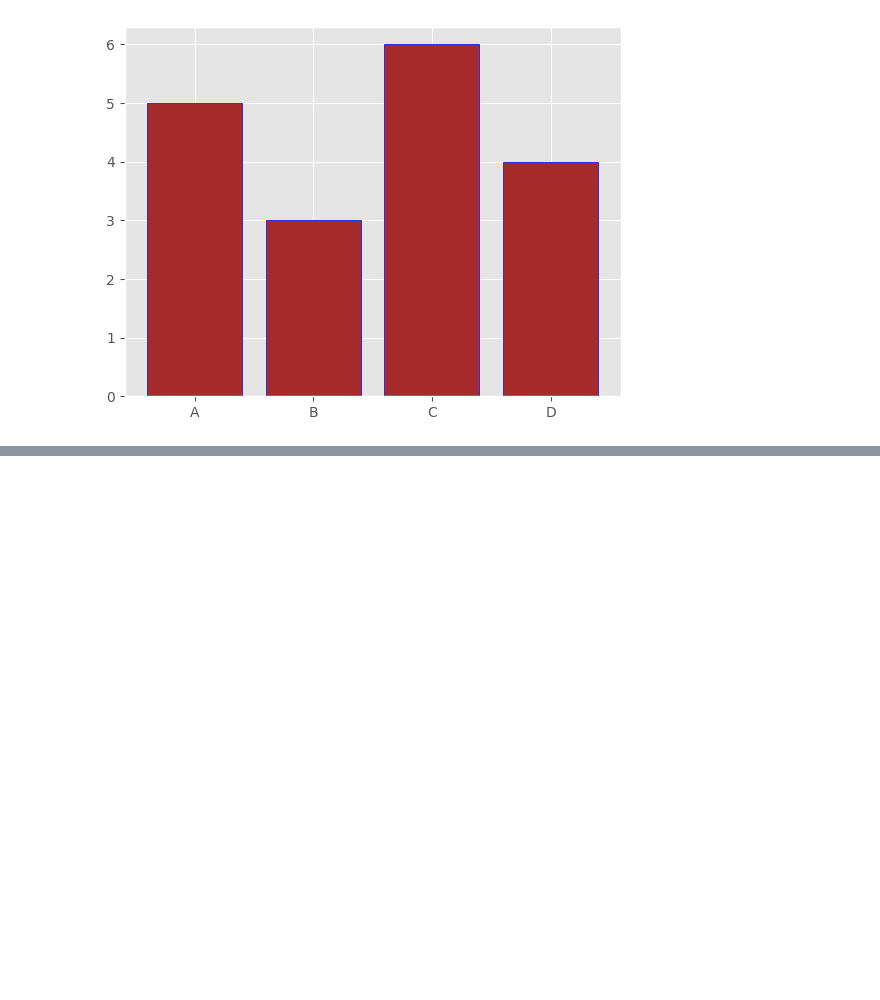
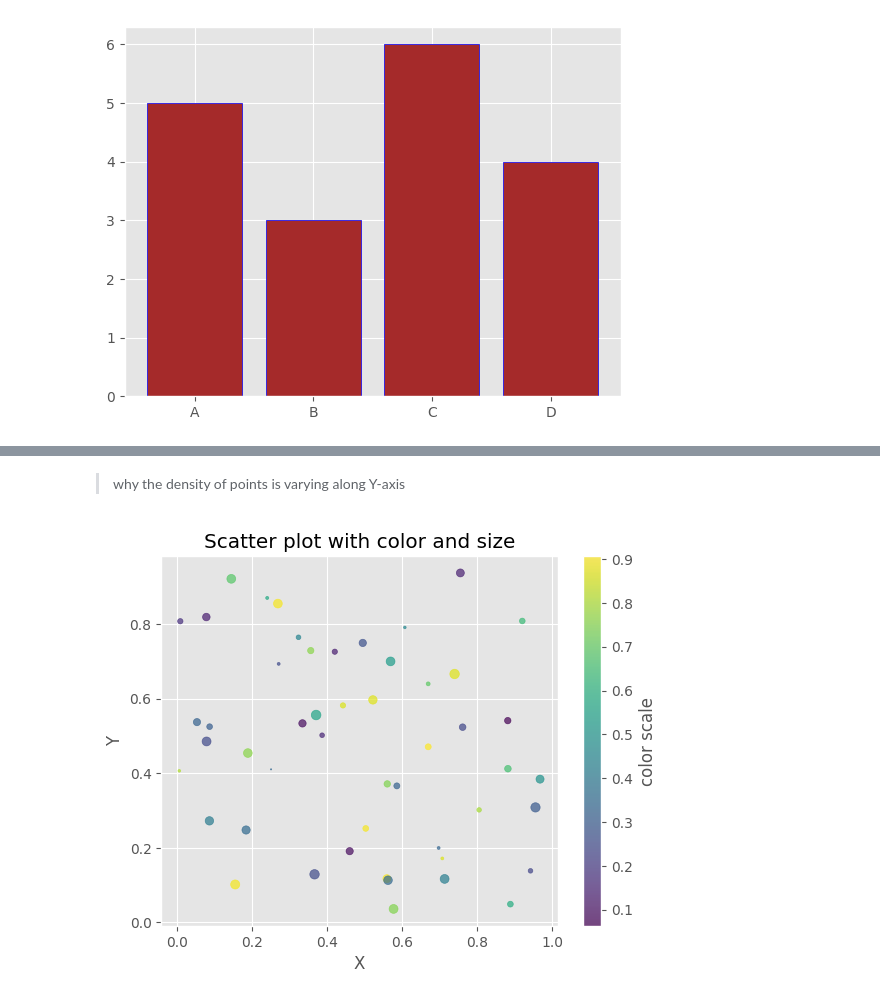
Before and after one commit to Shrikantlala24/Machine-learning, a Jupyter notebook: MatplotLib files/Plot.ipynb, the cells around one changed output, grey strips where cells are left out. Drawn from its saved outputs; the diff is of its cells as text; code cells hidden in the pictures; blank space fills up the shorter version.

```diff
--- a/MatplotLib files/Plot.ipynb
+++ b/MatplotLib files/Plot.ipynb
@@ -230,0 +239,17 @@ plt.bar(categories, values, color='brown', edgecolor='blue')
+# %% [markdown]
+> why the density of points is varying along Y-axis
+# %%
+x = np.random.rand(50); y = np.random.rand(50)
+colors = np.random.rand(50)
+sizes = 50 * np.random.rand(50)
+
+
+plt.scatter(x, y, c=colors, s=sizes, cmap='viridis', alpha=0.7)
+
+
+plt.colorbar(label='color scale')
+plt.xlabel('X')
+plt.ylabel('Y')
+plt.title('Scatter plot with color and size'); plt.show()
+# %% [output]
+[figure, added]
```
Also changed, not shown: parts of 2 cells of this notebook.
